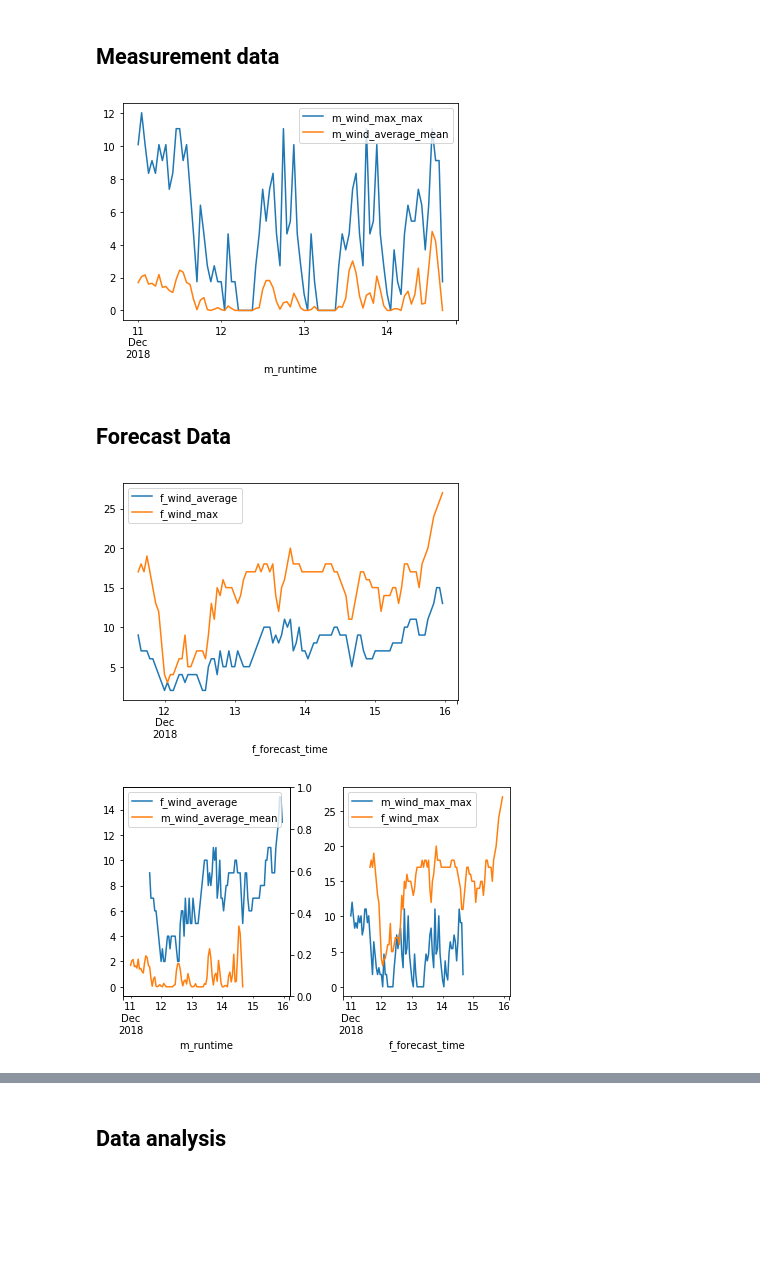
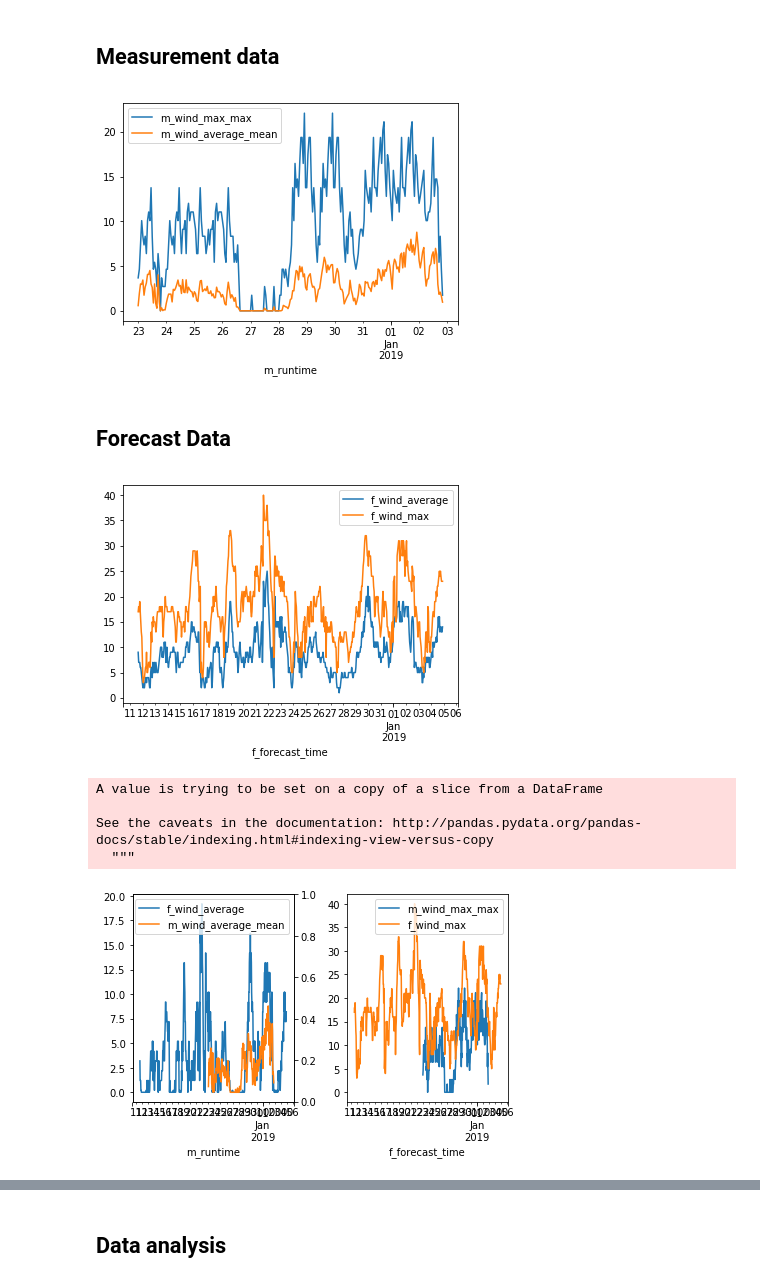
Before and after one commit to windhunter9/notebooks, a Jupyter notebook: weather.ipynb, the cells around one changed output, grey strips where cells are left out. Cells and saved outputs as stored; diff of their text form; code cells hidden in the pictures; blank space fills up the shorter version.

```diff
--- a/weather.ipynb
+++ b/weather.ipynb
@@ -24,0 +29,6 @@ forecast = pd.read_csv("../../windforecast.csv")
+# %%
+path = "../../"
+all_files = glob(join(path, "windmeasurement*.csv"))     # advisable to use os.path.join as this makes concatenation OS independent
+print(all_files)
+df_from_each_file = (pd.read_csv(f) for f in all_files)
+measurement   = pd.concat(df_from_each_file, ignore_index=True)
@@ -24,0 +37,6 @@ forecast = pd.read_csv("../../windforecast.csv")
+# %%
+path = "../../"
+all_files = glob(join(path, "windsuperforecast*.csv"))     # advisable to use os.path.join as this makes concatenation OS independent
+print(all_files)
+df_from_each_file = (pd.read_csv(f) for f in all_files)
+forecast   = pd.concat(df_from_each_file, ignore_index=True)
@@ -25,14 +45,14 @@ forecast = pd.read_csv("../../windforecast.csv")
 # %%
 from datetime import datetime
 
-runhour = 19
+runhour = 17
 
-def SelectRunHour(data, runhour):
+def SelectRunHour(data, runhour, keep = 'first'):
     selection = data['runtime'].dt.hour == runhour
     data = data[selection]
     # Delete duplicates
     data = data.sort_values(by =['runtime'], ascending = False)
-    data = data.drop_duplicates('forecast_time',keep = 'first')
+    data = data.drop_duplicates('forecast_time',keep = keep)
     data = data.sort_values(by =['forecast_time'], ascending = False)
 
     return data
@@ -65,14 +85,13 @@ measurement['runtime'] = pd.to_datetime(measurement['runtime'])
 forecast['forecast_time'] = pd.to_datetime(forecast['forecast_time'])
 forecast['runtime'] = pd.to_datetime(forecast['runtime'])
 # %%
-start_date = datetime(2018, 12, 11)
-end_date = datetime(2018, 12, 16)
-forecast_hour = 22
-
+start_date = datetime(2018, 1, 1)
+end_date = datetime(2019, 12, 30)
+forecast_hour = 14
 
 df_f = SelectRealForecast(forecast)
 df_f = SelectTimeRange(df_f, 'forecast_time', start_date, end_date)
-df_f = SelectRunHour(df_f,forecast_hour)
+df_f = SelectRunHour(df_f, forecast_hour, keep = 'first')
 
 df_m = SelectTimeRange(measurement, 'runtime', start_date, end_date)
 df_m = ResampleMean(df_m, 'runtime', 'h')
@@ -104,12 +123,10 @@ print(df_m.head)
 ## Measurement data
 # %%
 fig, ax = plt.subplots()
-
-#measurement_hourly.plot(ax = ax, y = ['wind_max', 'wind_average']);
 df_m.plot(ax = ax, x= 'm_runtime', y = 'm_wind_max_max');
 df_m.plot(ax = ax, x= 'm_runtime', y = 'm_wind_average_mean');
 # %% [output]
-[figure, old version]
+[figure, new version]
 # %% [markdown]
 ##  Forecast Data
 # %%
@@ -117,20 +134,28 @@ fig, ax = plt.subplots()
 df_f.plot(ax = ax, x = 'f_forecast_time', y = 'f_wind_average');
 df_f.plot(ax = ax, x = 'f_forecast_time', y = 'f_wind_max');
 # %% [output]
-[figure, old version]
+[figure, new version]
 # %%
 fig, ax = plt.subplots(1,2)
 ax2 = ax[0].twinx()
-#df_f['f_wind_average'] /=5.8023209459459455
+df_f['f_wind_average'] -=5.8023209459459455
+negatives = df_f['f_wind_average'] <0
+df_f['f_wind_average'][negatives] = 0
+
+#print(df_f[negatives]['f_wind_average'])
 df_f.plot(ax = ax[0], x = 'f_forecast_time', y = 'f_wind_average');
 df_m.plot(ax = ax[0], x= 'm_runtime', y = 'm_wind_average_mean');
 #df_f.plot(ax = ax2, x= 'f_forecast_time', y = 'f_wind_angle', color ='r');
 
 #ax2 = ax[1].twinx()
 
 df_m.plot(ax = ax[1], x= 'm_runtime', y = 'm_wind_max_max');
 df_f.plot(ax = ax[1], x = 'f_forecast_time', y = 'f_wind_max');
 
 plt.tight_layout()
 # %% [output]
+A value is trying to be set on a copy of a slice from a DataFrame
+
+See the caveats in the documentation: http://pandas.pydata.org/pandas-docs/stable/indexing.html#indexing-view-versus-copy
+  """
-[figure, old version]
+[figure, new version]
```
Also changed, not shown: parts of 46 cells of this notebook.
